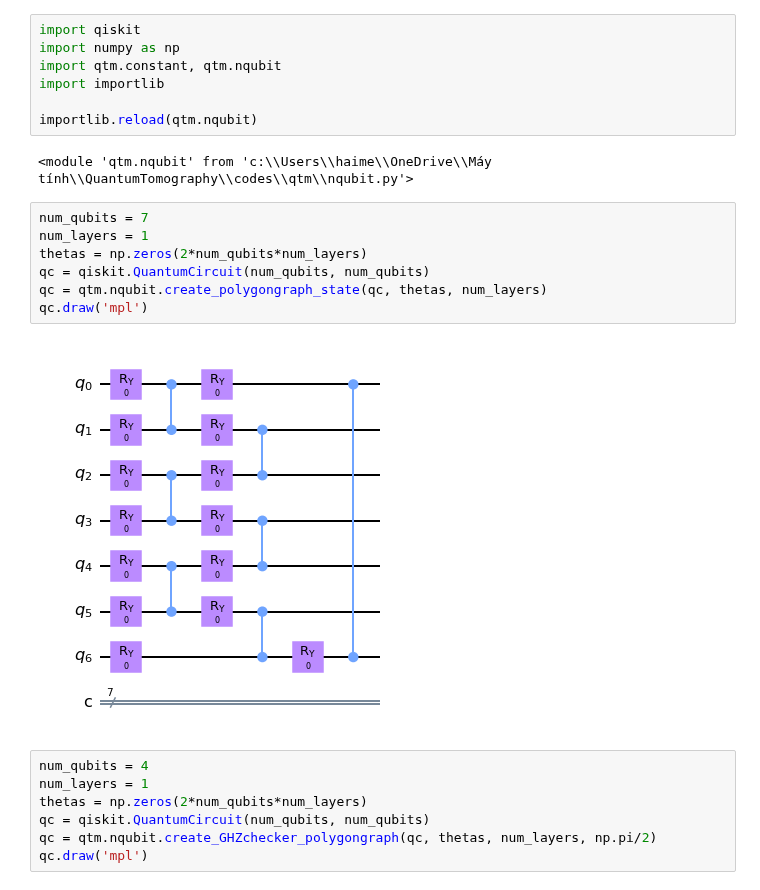
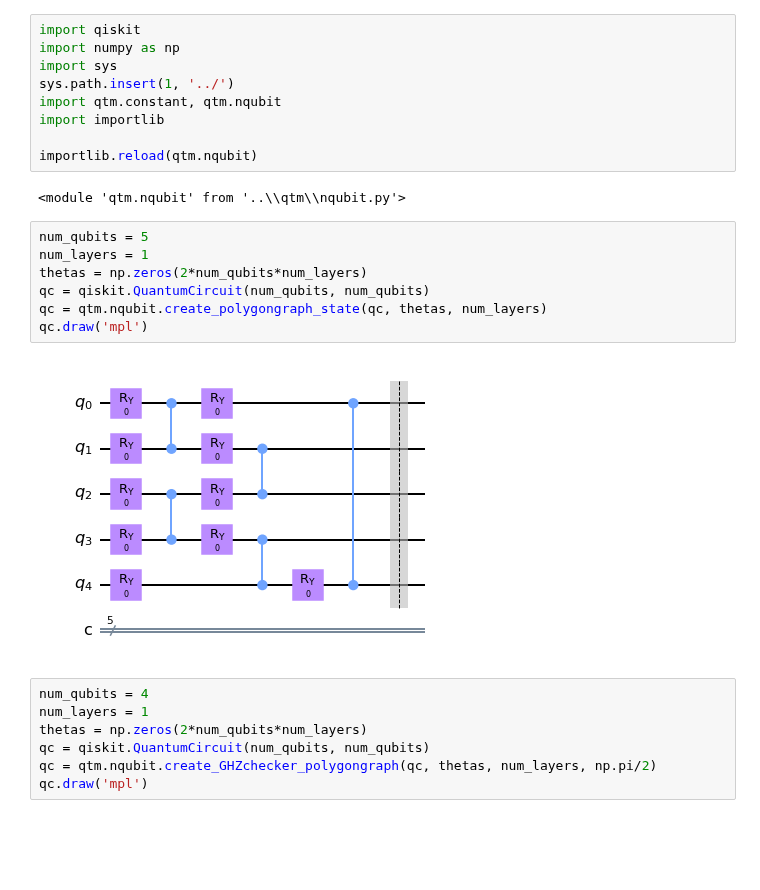
Before and after one commit to vutuanhai237/UC-VQA, a Jupyter notebook: codes/graph_ansatz/polygongraph_ansatz.ipynb, the cells around one changed output. Cells and saved outputs as stored; diff of their text form; blank space fills up the shorter version.

```diff
--- a/codes/graph_ansatz/polygongraph_ansatz.ipynb
+++ b/codes/graph_ansatz/polygongraph_ansatz.ipynb
@@ -1,21 +1,23 @@
 # %%
 import qiskit
 import numpy as np
+import sys
+sys.path.insert(1, '../')
 import qtm.constant, qtm.nqubit
 import importlib
 
 importlib.reload(qtm.nqubit)
 # %% [output]
-<module 'qtm.nqubit' from 'c:\\Users\\haime\\OneDrive\\Máy tính\\QuantumTomography\\codes\\qtm\\nqubit.py'>
+<module 'qtm.nqubit' from '..\\qtm\\nqubit.py'>
 # %%
-num_qubits = 7
+num_qubits = 5
 num_layers = 1
 thetas = np.zeros(2*num_qubits*num_layers)
 qc = qiskit.QuantumCircuit(num_qubits, num_qubits)
 qc = qtm.nqubit.create_polygongraph_state(qc, thetas, num_layers)
 qc.draw('mpl')
 # %% [output]
-[figure, old version]
+[figure, new version]
 # %%
 num_qubits = 4
 num_layers = 1
```
Also changed, not shown: 10 other files.
